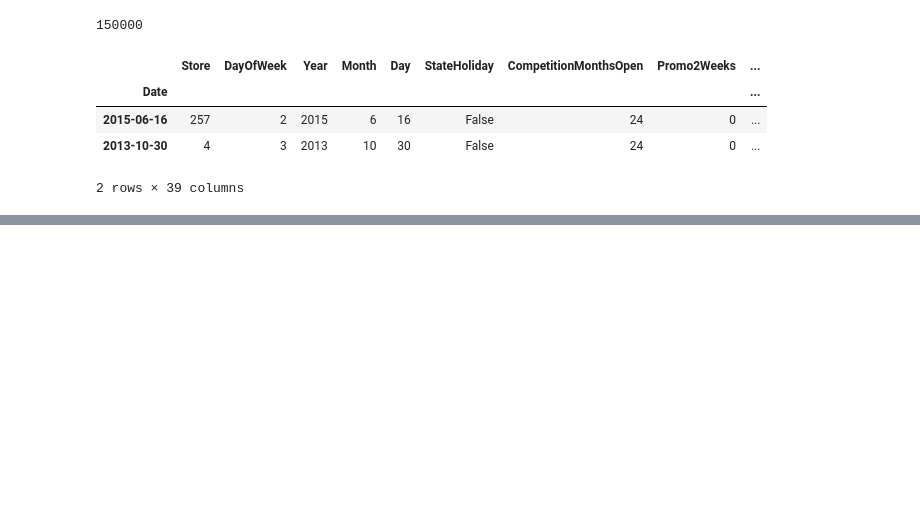
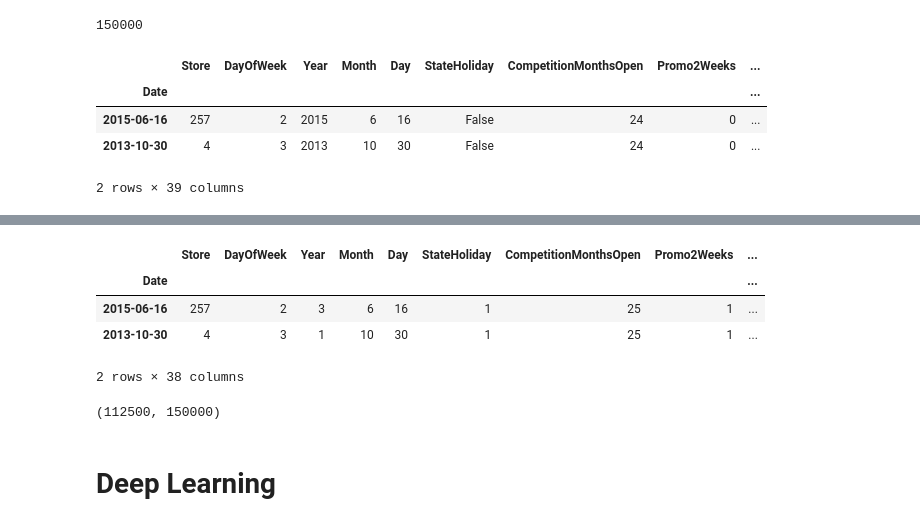
Before and after one commit to Muosvr/rossmann-store-sales, a Jupyter notebook: rossmann-store-sales.ipynb, the cells around one changed output, grey strips where cells are left out. Saved outputs shown, nothing was run; the diff lists cells and outputs as text; code cells hidden in the pictures; blank space fills up the shorter version.

Commit message:
Initialize Deep Learning

```diff
--- a/rossmann-store-sales.ipynb
+++ b/rossmann-store-sales.ipynb
@@ -463,0 +456,8 @@ dtype: float64
+# %%
+df.head(2)
+# %% [output]
+|  | Store | DayOfWeek | Year | Month | Day | StateHoliday | CompetitionMonthsOpen | Promo2Weeks | ... |
+| Date |  |  |  |  |  |  |  |  | ... |
+| 2015-06-16 | 257 | 2 | 3 | 6 | 16 | 1 | 25 | 1 | ... |
+| 2013-10-30 | 4 | 3 | 1 | 10 | 30 | 1 | 25 | 1 | ... |
+2 rows × 38 columns
@@ -463,0 +468,4 @@ dtype: float64
+# %%
+train_size, len(df)
+# %% [output]
+(112500, 150000)
@@ -463,0 +476,2 @@ dtype: float64
+# %% [markdown]
+# Deep Learning
```
Also changed, not shown: parts of 7 cells of this notebook.
